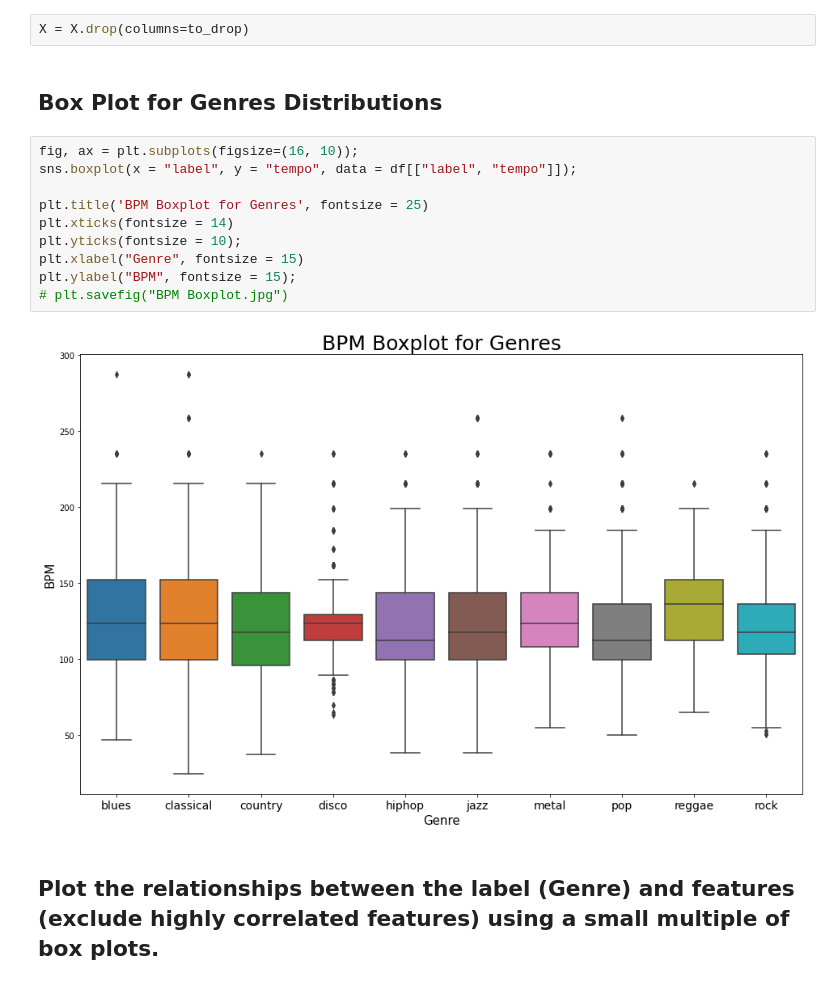
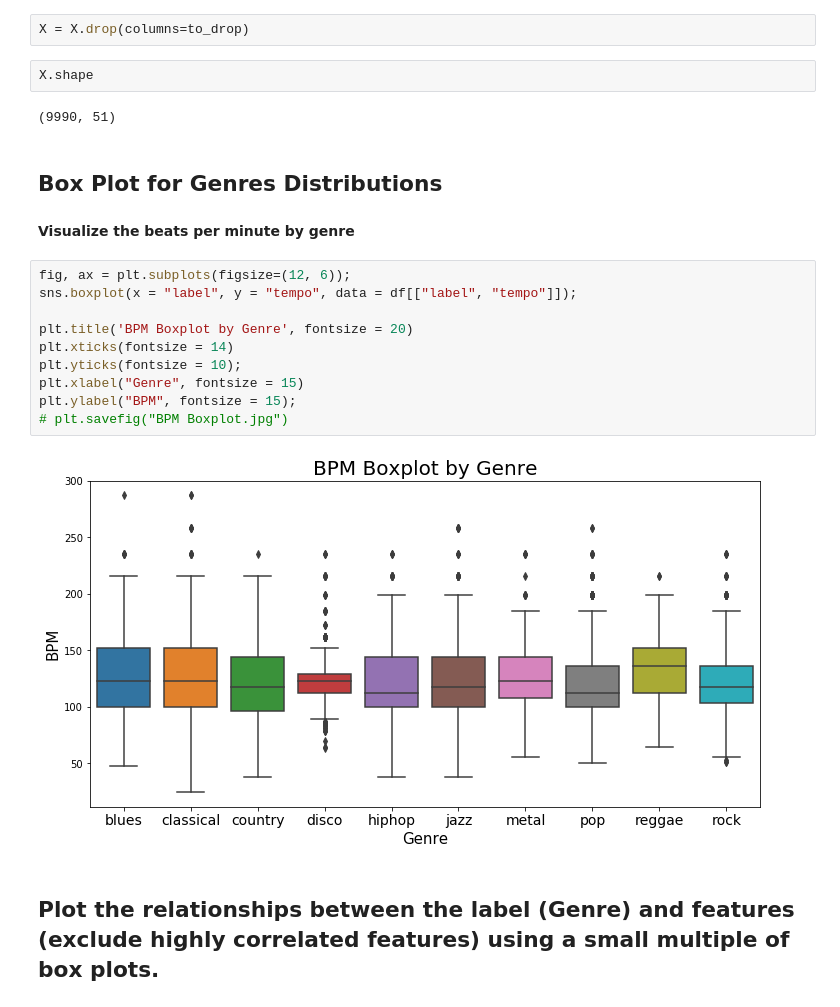
Before and after one commit to iriyagupta/Music-Genre-Classification, a Jupyter notebook: EDAV_3_sec.ipynb, the cells around one changed output. Saved outputs shown, nothing was run; the diff lists cells and outputs as text.

```diff
--- a/EDAV_3_sec.ipynb
+++ b/EDAV_3_sec.ipynb
@@ -169,20 +169,26 @@ to_drop
  'harmony_var']
 # %%
 X = X.drop(columns=to_drop)
+# %%
+X.shape
+# %% [output]
+(9990, 51)
 # %% [markdown]
 ## Box Plot for Genres Distributions
+# %% [markdown]
+**Visualize the beats per minute by genre**
 # %%
-fig, ax = plt.subplots(figsize=(16, 10));
+fig, ax = plt.subplots(figsize=(12, 6));
 sns.boxplot(x = "label", y = "tempo", data = df[["label", "tempo"]]);
 
-plt.title('BPM Boxplot for Genres', fontsize = 25)
+plt.title('BPM Boxplot by Genre', fontsize = 20)
 plt.xticks(fontsize = 14)
 plt.yticks(fontsize = 10);
 plt.xlabel("Genre", fontsize = 15)
 plt.ylabel("BPM", fontsize = 15);
 # plt.savefig("BPM Boxplot.jpg")
 # %% [output]
-[figure, old version]
+[figure, new version]
 # %% [markdown]
 ## Plot the relationships between the label (Genre) and features (exclude highly correlated features) using a small multiple of box plots.
 # %%
```
Also changed, not shown: parts of 3 cells of this notebook, 1 other file.
